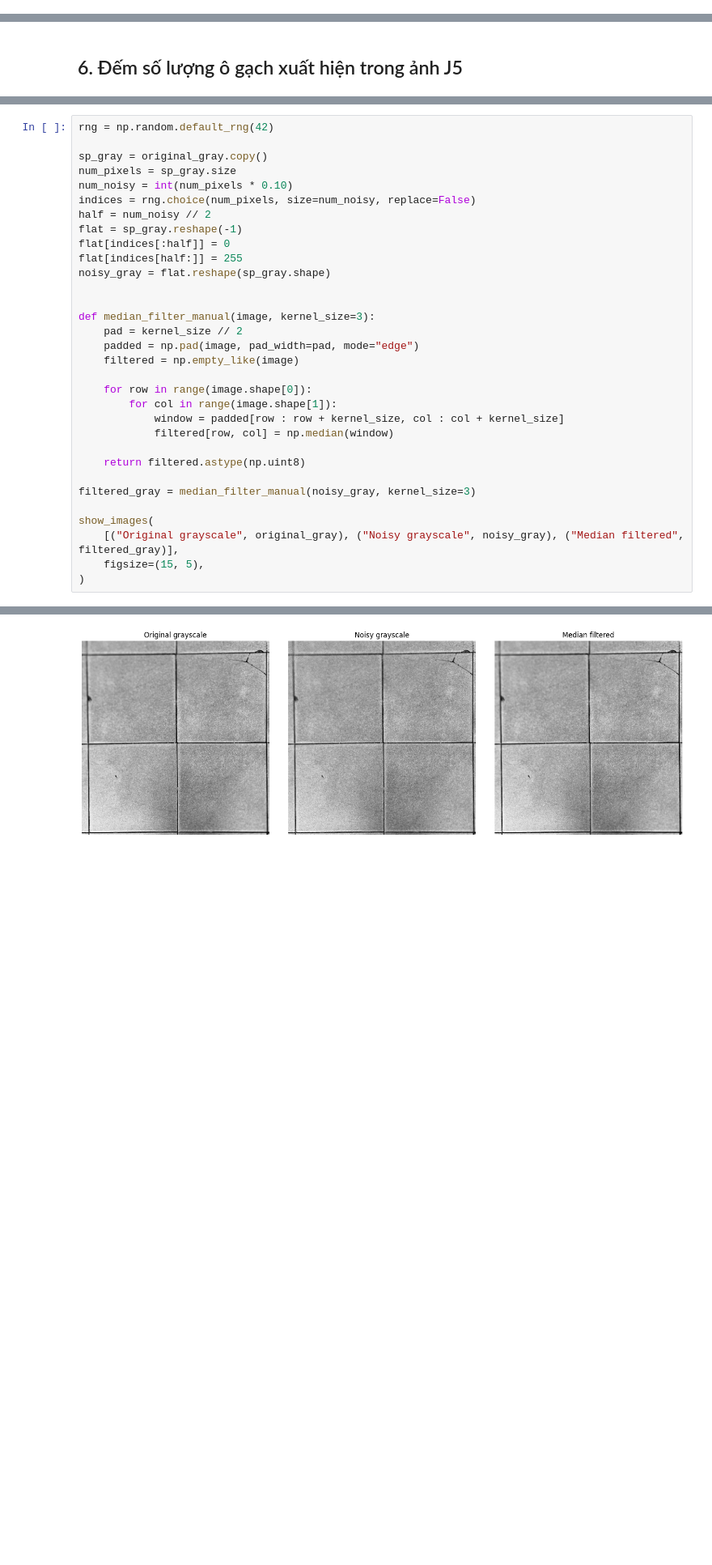
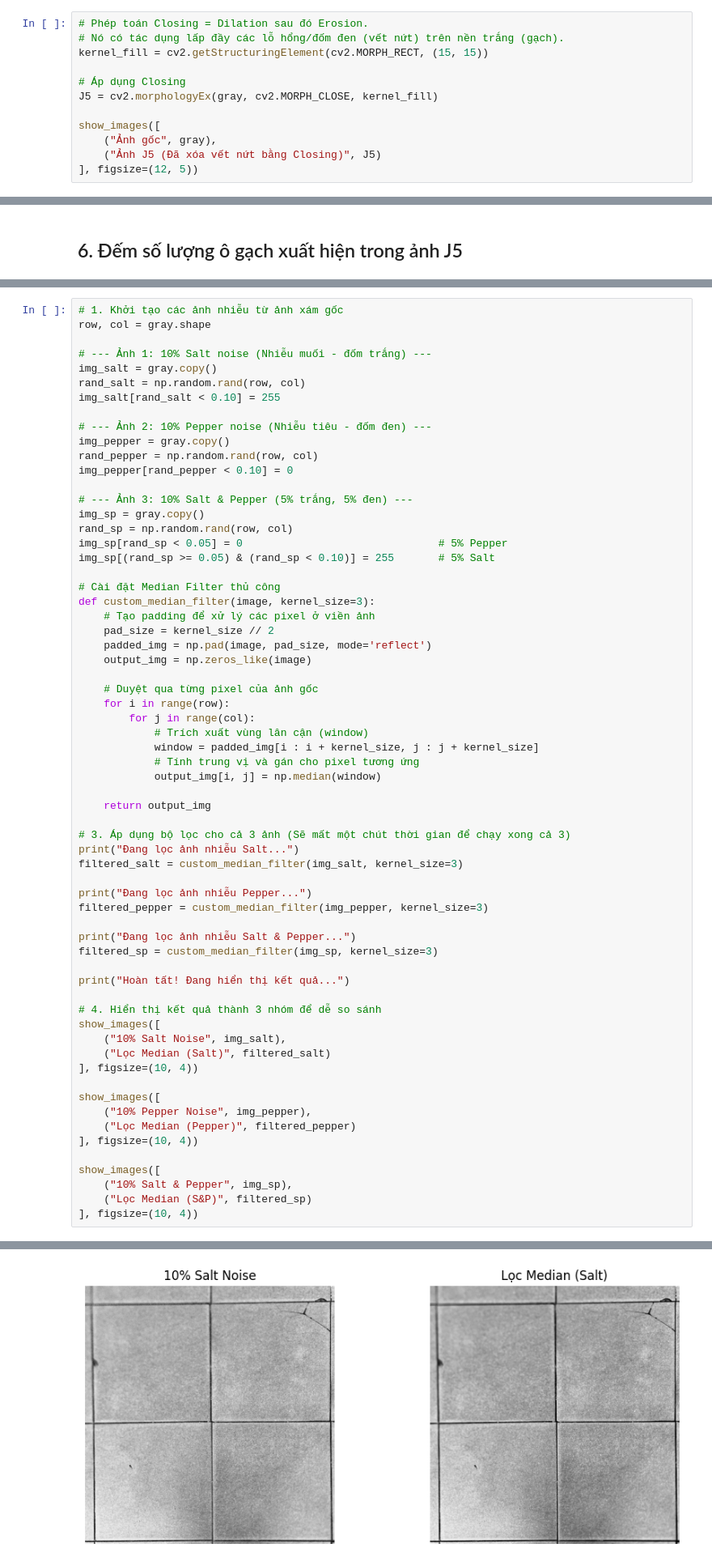
Before and after one commit to Sura3607/imageProcessing, a Jupyter notebook: lab4/lab4.ipynb, the cells around one changed output, grey strips where cells are left out. Shown at 81% size. Saved outputs shown, nothing was run; the diff lists cells and outputs as text; blank space fills up the shorter version.

```diff
--- a/lab4/lab4.ipynb
+++ b/lab4/lab4.ipynb
@@ -93,2 +107,14 @@ show_images(
 # %% [markdown]
 ## 5. Sử dụng các bộ lọc kết hợp dilation và erosion để điều chỉnh sao cho ko còn thấy vết nứt vỡ (ảnh J5)
+# %%
+# Phép toán Closing = Dilation sau đó Erosion.
+# Nó có tác dụng lấp đầy các lỗ hổng/đốm đen (vết nứt) trên nền trắng (gạch).
+kernel_fill = cv2.getStructuringElement(cv2.MORPH_RECT, (15, 15))
+
+# Áp dụng Closing
+J5 = cv2.morphologyEx(gray, cv2.MORPH_CLOSE, kernel_fill)
+
+show_images([
+    ("Ảnh gốc", gray),
+    ("Ảnh J5 (Đã xóa vết nứt bằng Closing)", J5)
+], figsize=(12, 5))
@@ -97,35 +186,67 @@ show_images(
 # %% [markdown]
 ## 7. Quay lại ảnh gốc. Chuyển về dạng grayscale. Thêm 10% nhiễu salt and pepper. Hãy lọc nhiễu bằng bộ lọc median (cài đặt thủ công, ko dùng có sẵn)
 # %%
-rng = np.random.default_rng(42)
+# 1. Khởi tạo các ảnh nhiễu từ ảnh xám gốc
+row, col = gray.shape
 
-sp_gray = original_gray.copy()
-num_pixels = sp_gray.size
-num_noisy = int(num_pixels * 0.10)
-indices = rng.choice(num_pixels, size=num_noisy, replace=False)
-half = num_noisy // 2
-flat = sp_gray.reshape(-1)
-flat[indices[:half]] = 0
-flat[indices[half:]] = 255
-noisy_gray = flat.reshape(sp_gray.shape)
+# --- Ảnh 1: 10% Salt noise (Nhiễu muối - đốm trắng) ---
+img_salt = gray.copy()
+rand_salt = np.random.rand(row, col)
+img_salt[rand_salt < 0.10] = 255
 
+# --- Ảnh 2: 10% Pepper noise (Nhiễu tiêu - đốm đen) ---
+img_pepper = gray.copy()
+rand_pepper = np.random.rand(row, col)
+img_pepper[rand_pepper < 0.10] = 0
 
-def median_filter_manual(image, kernel_size=3):
-    pad = kernel_size // 2
-    padded = np.pad(image, pad_width=pad, mode="edge")
-    filtered = np.empty_like(image)
+# --- Ảnh 3: 10% Salt & Pepper (5% trắng, 5% đen) ---
+img_sp = gray.copy()
+rand_sp = np.random.rand(row, col)
+img_sp[rand_sp < 0.05] = 0                               # 5% Pepper
+img_sp[(rand_sp >= 0.05) & (rand_sp < 0.10)] = 255       # 5% Salt
 
-    for row in range(image.shape[0]):
-        for col in range(image.shape[1]):
-            window = padded[row : row + kernel_size, col : col + kernel_size]
-            filtered[row, col] = np.median(window)
+# Cài đặt Median Filter thủ công
+def custom_median_filter(image, kernel_size=3):
+    # Tạo padding để xử lý các pixel ở viền ảnh
+    pad_size = kernel_size // 2
+    padded_img = np.pad(image, pad_size, mode='reflect')
+    output_img = np.zeros_like(image)
 
-    return filtered.astype(np.uint8)
+    # Duyệt qua từng pixel của ảnh gốc
+    for i in range(row):
+        for j in range(col):
+            # Trích xuất vùng lân cận (window)
+            window = padded_img[i : i + kernel_size, j : j + kernel_size]
+            # Tính trung vị và gán cho pixel tương ứng
+            output_img[i, j] = np.median(window)
 
-filtered_gray = median_filter_manual(noisy_gray, kernel_size=3)
+    return output_img
 
-show_images(
-    [("Original grayscale", original_gray), ("Noisy grayscale", noisy_gray), ("Median filtered", filtered_gray)],
-    figsize=(15, 5),
-)
+# 3. Áp dụng bộ lọc cho cả 3 ảnh (Sẽ mất một chút thời gian để chạy xong cả 3)
+print("Đang lọc ảnh nhiễu Salt...")
+filtered_salt = custom_median_filter(img_salt, kernel_size=3)
+
+print("Đang lọc ảnh nhiễu Pepper...")
+filtered_pepper = custom_median_filter(img_pepper, kernel_size=3)
+
+print("Đang lọc ảnh nhiễu Salt & Pepper...")
+filtered_sp = custom_median_filter(img_sp, kernel_size=3)
+
+print("Hoàn tất! Đang hiển thị kết quả...")
+
+# 4. Hiển thị kết quả thành 3 nhóm để dễ so sánh
+show_images([
+    ("10% Salt Noise", img_salt),
+    ("Lọc Median (Salt)", filtered_salt)
+], figsize=(10, 4))
+
+show_images([
+    ("10% Pepper Noise", img_pepper),
+    ("Lọc Median (Pepper)", filtered_pepper)
+], figsize=(10, 4))
+
+show_images([
+    ("10% Salt & Pepper", img_sp),
+    ("Lọc Median (S&P)", filtered_sp)
+], figsize=(10, 4))
 # %% [output]
@@ -132 +257 @@ show_images(
-[figure, old version]
+[figure, new version]
```
Also changed, not shown: parts of 7 cells of this notebook.
